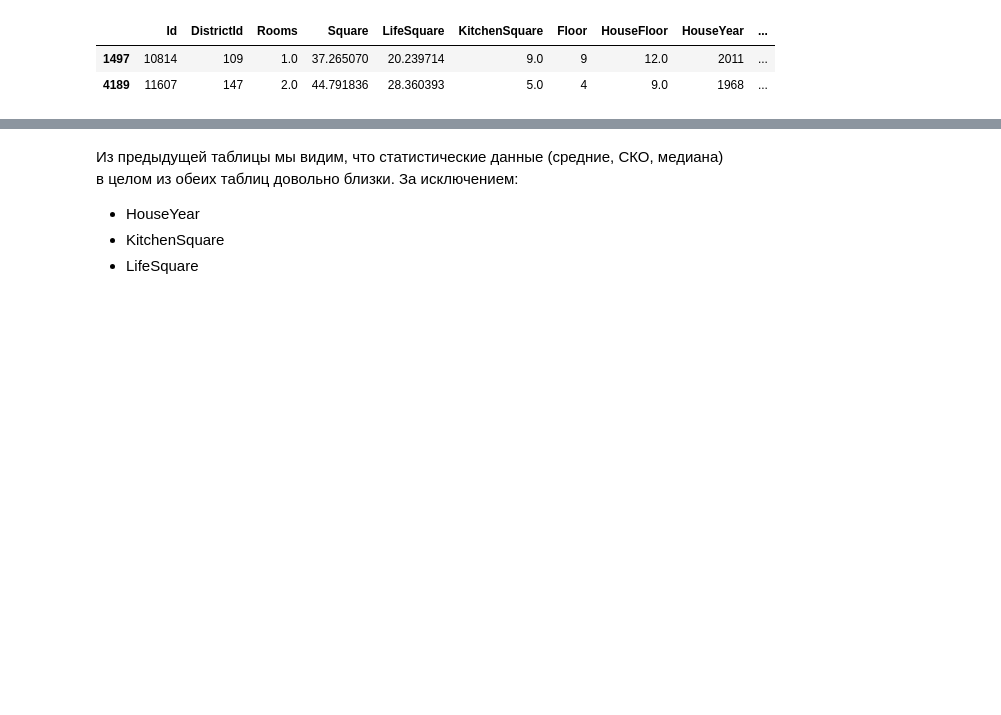
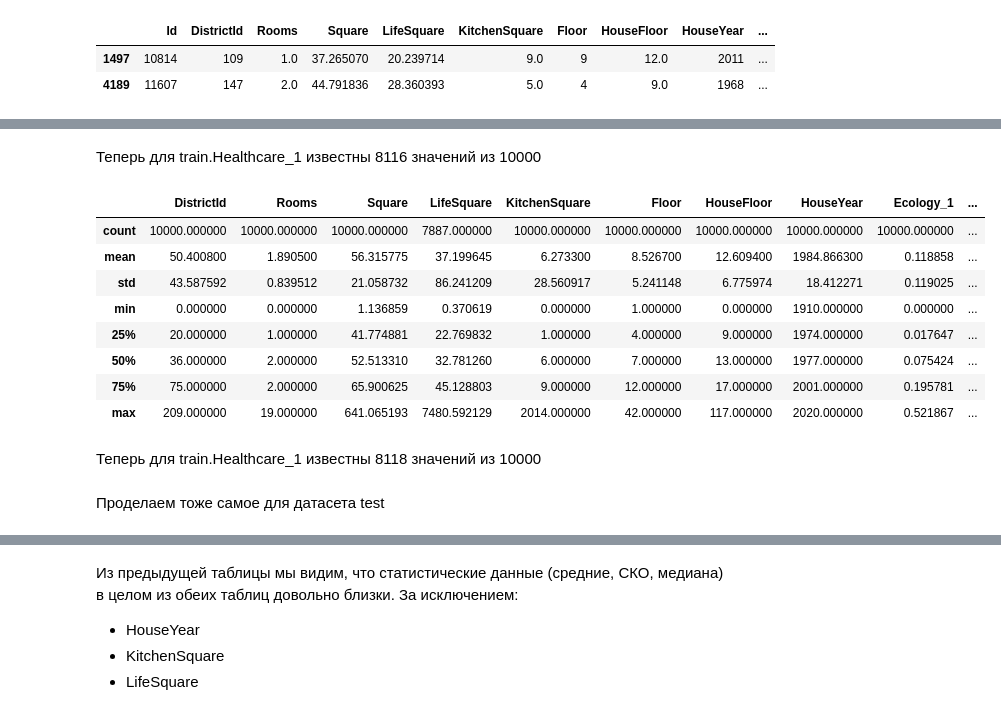
Before and after one commit to Gecod/DS_Python-Libs_2020.04-05, a Jupyter notebook: DS. Python Libs. Final project.ipynb, the cells around one changed output, grey strips where cells are left out. Saved outputs shown, nothing was run; the diff lists cells and outputs as text; code cells hidden in the pictures; blank space fills up the shorter version.

```diff
--- a/DS. Python Libs. Final project.ipynb
+++ b/DS. Python Libs. Final project.ipynb
@@ -250,0 +327,30 @@ pd.concat([train.loc[1497:1497,:], train.loc[4189:4189,:]], axis=0)
+# %% [markdown]
+Теперь для train.Healthcare_1 известны 8116 значений из 10000
+# %%
+# пишем функцию для поиска верных значений в test для train
+for i in train[train.Healthcare_1.isna()].index.tolist():
+    if True:
+        dist_id = train[train['Healthcare_1'].isna()].loc[i][1] # находим значение 'DistrictId', для которого Healthcare_1.isna
+        try:
+            hc1 = np.float64(test[test['Healthcare_1'].notna()].loc[test[test['Healthcare_1'].notna()]['DistrictId'] == dist_id, 'Healthcare_1'].mode().tolist()[0]) # находим значение 'Healthcare_1', по 'DistrictId'
+        except IndexError:
+            hc1 = np.float64(None)
+        train = train.copy()
+        train.loc[i, 'Healthcare_1'] = hc1 # подставляем найденное 'Healthcare_1' вместо NaN
+    else:
+        continue
+train.describe()
+# %% [output]
+|  | DistrictId | Rooms | Square | LifeSquare | KitchenSquare | Floor | HouseFloor | HouseYear | Ecology_1 | ... |
+| count | 10000.000000 | 10000.000000 | 10000.000000 | 7887.000000 | 10000.000000 | 10000.000000 | 10000.000000 | 10000.000000 | 10000.000000 | ... |
+| mean | 50.400800 | 1.890500 | 56.315775 | 37.199645 | 6.273300 | 8.526700 | 12.609400 | 1984.866300 | 0.118858 | ... |
+| std | 43.587592 | 0.839512 | 21.058732 | 86.241209 | 28.560917 | 5.241148 | 6.775974 | 18.412271 | 0.119025 | ... |
+| min | 0.000000 | 0.000000 | 1.136859 | 0.370619 | 0.000000 | 1.000000 | 0.000000 | 1910.000000 | 0.000000 | ... |
+| 25% | 20.000000 | 1.000000 | 41.774881 | 22.769832 | 1.000000 | 4.000000 | 9.000000 | 1974.000000 | 0.017647 | ... |
+| 50% | 36.000000 | 2.000000 | 52.513310 | 32.781260 | 6.000000 | 7.000000 | 13.000000 | 1977.000000 | 0.075424 | ... |
+| 75% | 75.000000 | 2.000000 | 65.900625 | 45.128803 | 9.000000 | 12.000000 | 17.000000 | 2001.000000 | 0.195781 | ... |
+| max | 209.000000 | 19.000000 | 641.065193 | 7480.592129 | 2014.000000 | 42.000000 | 117.000000 | 2020.000000 | 0.521867 | ... |
+# %% [markdown]
+Теперь для train.Healthcare_1 известны 8118 значений из 10000
+# %% [markdown]
+Проделаем тоже самое для датасета test
```
Also changed, not shown: parts of 40 cells of this notebook.
